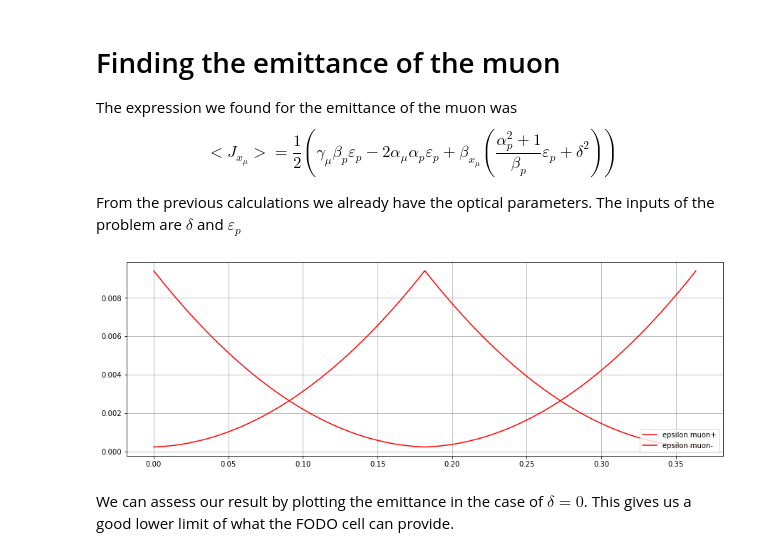
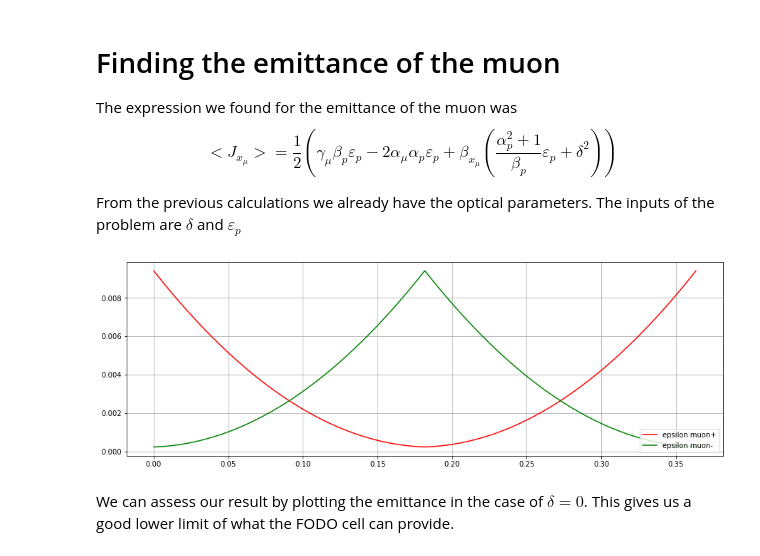
Before and after one commit to BastienGolomer/Feasibility-studies-for-a-Muon-source, a Jupyter notebook: First_attempt.ipynb, the cells around one changed output. Drawn from its saved outputs; the diff is of its cells as text; code cells hidden in the pictures.

```diff
--- a/First_attempt.ipynb
+++ b/First_attempt.ipynb
@@ -346,15 +347,15 @@ From the previous calculations we already have the optical parameters. The input
 # %%
 epsilon_e  = 5.73*10**(- 9) # emittance of the positron beam from the paper (in meters)
 epsilon_mu = 1/2*(gamma_mu*beta_e*epsilon_e - 2*alpha_mu*alpha_e*epsilon_e + beta_mu*((alpha_e**2+1)/beta_e*epsilon_e + delta**2))
 epsilon_mum = 1/2*(gamma_mum*beta_e*epsilon_e - 2*alpha_mum*alpha_e*epsilon_e + beta_mum*((alpha_e**2+1)/beta_e*epsilon_e + delta**2))
 
 Fig = plt.figure()
-plt.plot(np.linspace(0,2*L ,2000),epsilon_mu,'b',label = 'epsilon_mu')
-plt.plot(np.linspace(0,2*L ,2000),epsilon_mum,'r',label = 'epsilon_mu')
+plt.plot(np.linspace(0,2*L ,2000),epsilon_mu,'r',label = 'epsilon_mu')
+plt.plot(np.linspace(0,2*L ,2000),epsilon_mum,'g',label = 'epsilon_mum')
 plt.legend(['epsilon muon+','epsilon muon-'], loc=4)
 plt.grid(True)
 # %% [output]
-[figure, old version]
+[figure, new version]
 # %% [markdown]
 We can assess our result by plotting the emittance in the case of $\delta = 0$. This gives us a good lower limit of what the FODO cell can provide.
 # %%
```
Also changed, not shown: parts of 2 cells of this notebook.
